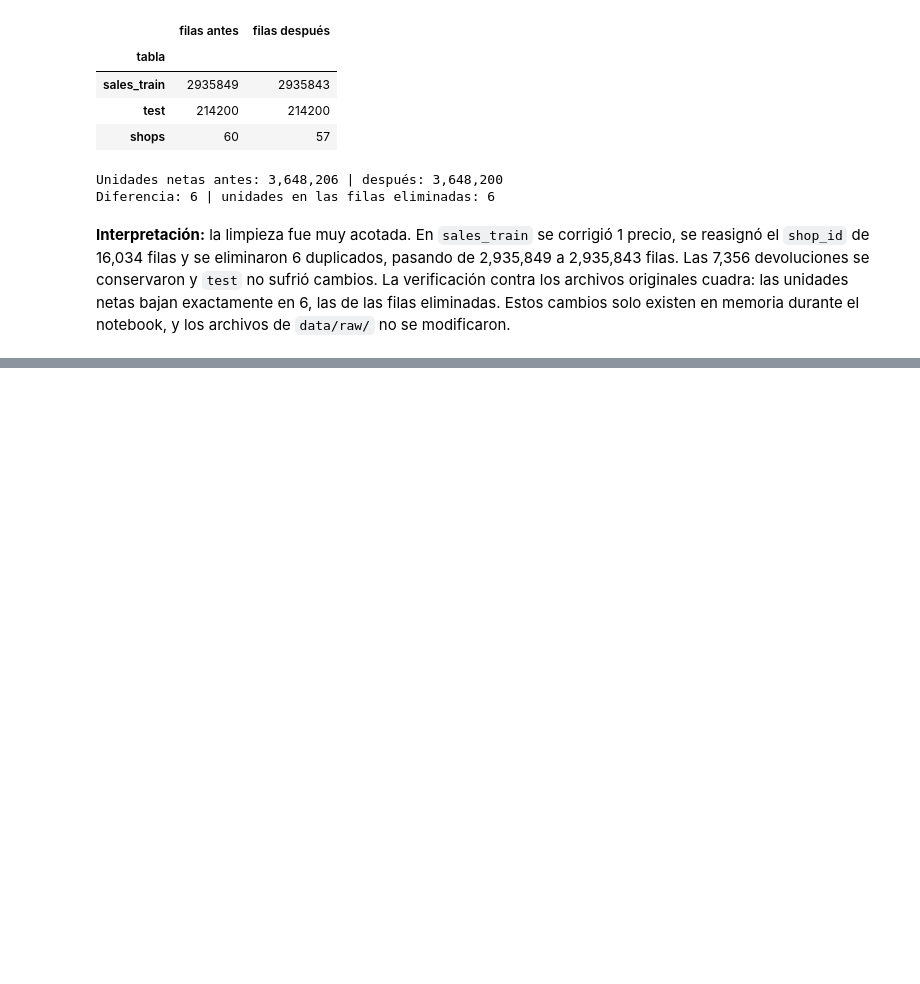
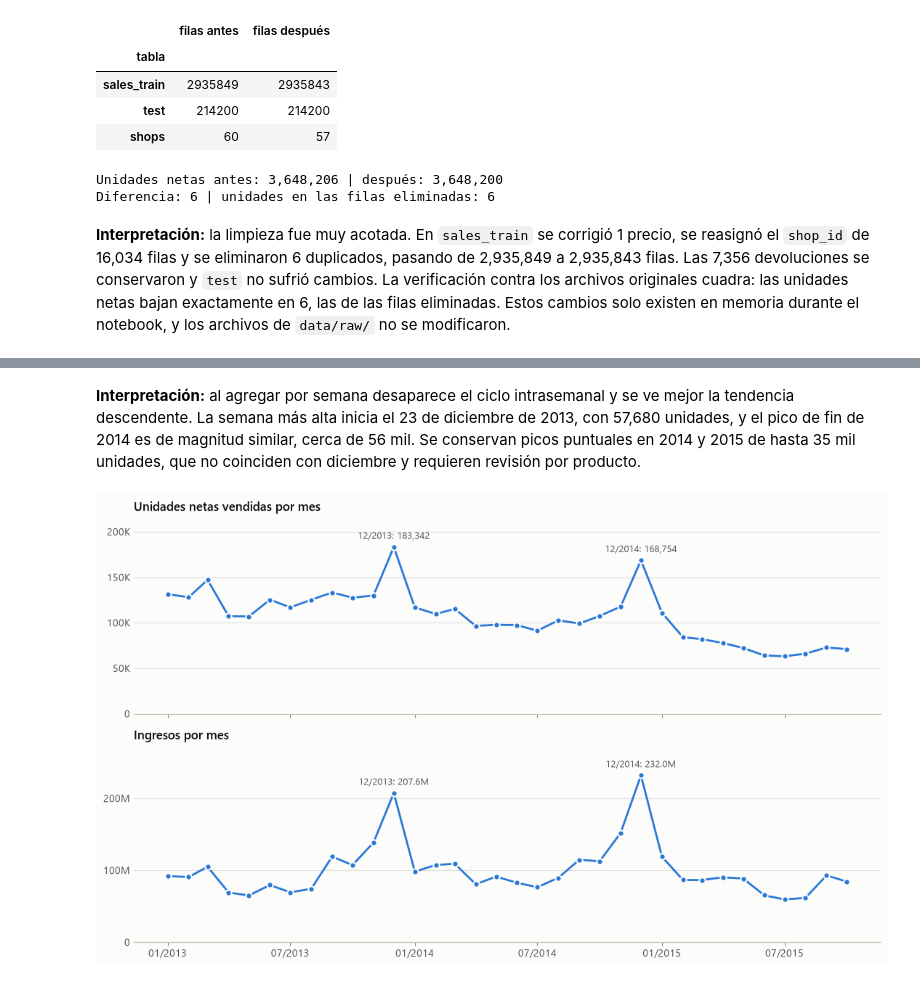
Before and after one commit to Santacruz97/predict-future-sales, a Jupyter notebook: notebooks/01_exploratory_data_analysis.ipynb, the cells around one changed output, grey strips where cells are left out. Cells and saved outputs as stored; diff of their text form; code cells hidden in the pictures; blank space fills up the shorter version.

```diff
--- a/notebooks/01_exploratory_data_analysis.ipynb
+++ b/notebooks/01_exploratory_data_analysis.ipynb
@@ -878,0 +1183,15 @@ Diferencia: 6 | unidades en las filas eliminadas: 6
+# %%
+anual = mensual.groupby(mensual.index.year).agg(
+    meses=("unidades", "size"),
+    unidades_total=("unidades", "sum"),
+    ingresos_total=("ingresos", "sum"),
+    unidades_prom_mensual=("unidades", "mean"),
+    ingresos_prom_mensual=("ingresos", "mean"),
+)
+ene_oct = mensual[mensual.index.month <= 10].groupby(mensual[mensual.index.month <= 10].index.year).mean()
+anual["unidades_prom_ene_oct"] = ene_oct["unidades"]
+anual["ingresos_prom_ene_oct"] = ene_oct["ingresos"]
+for columna in ["unidades_prom_mensual", "ingresos_prom_mensual", "unidades_prom_ene_oct", "ingresos_prom_ene_oct"]:
+    anual[f"var % {columna}"] = (anual[columna].pct_change() * 100).round(1)
+anual.index.name = "año"
+anual.T.map(lambda valor: "-" if pd.isna(valor) else f"{valor:,.1f}")
@@ -878,0 +1327,20 @@ Diferencia: 6 | unidades en las filas eliminadas: 6
+# %% [markdown]
+**Interpretación:** al agregar por semana desaparece el ciclo intrasemanal y se ve mejor la tendencia descendente. La semana más alta inicia el 23 de diciembre de 2013, con 57,680 unidades, y el pico de fin de 2014 es de magnitud similar, cerca de 56 mil. Se conservan picos puntuales en 2014 y 2015 de hasta 35 mil unidades, que no coinciden con diciembre y requieren revisión por producto.
+# %%
+fig, axes = plt.subplots(2, 1, figsize=(11, 6.6), sharex=True)
+paneles = [
+    ("unidades", "Unidades netas vendidas por mes", formato_miles, lambda v: f"{v:,.0f}"),
+    ("ingresos", "Ingresos por mes", formato_millones, lambda v: f"{v / 1e6:,.1f}M"),
+]
+for ax, (columna, titulo, formato, texto) in zip(axes, paneles):
+    ax.plot(mensual.index, mensual[columna], color=AZUL, **MARCA)
+    for fecha in mensual.index[mensual.index.month == 12]:
+        etiquetar(ax, fecha, mensual.loc[fecha, columna], f"{fecha:%m/%Y}: {texto(mensual.loc[fecha, columna])}")
+    ax.set_title(titulo)
+    ax.set_ylim(bottom=0, top=mensual[columna].max() * 1.18)
+    eje_y(ax, formato)
+    eje_fechas(ax)
+fig.tight_layout()
+guardar(fig, "6a_ventas_mensuales.png")
+# %% [output]
+[figure, added]
```
Also changed, not shown: parts of 65 cells of this notebook, 6 other files.
